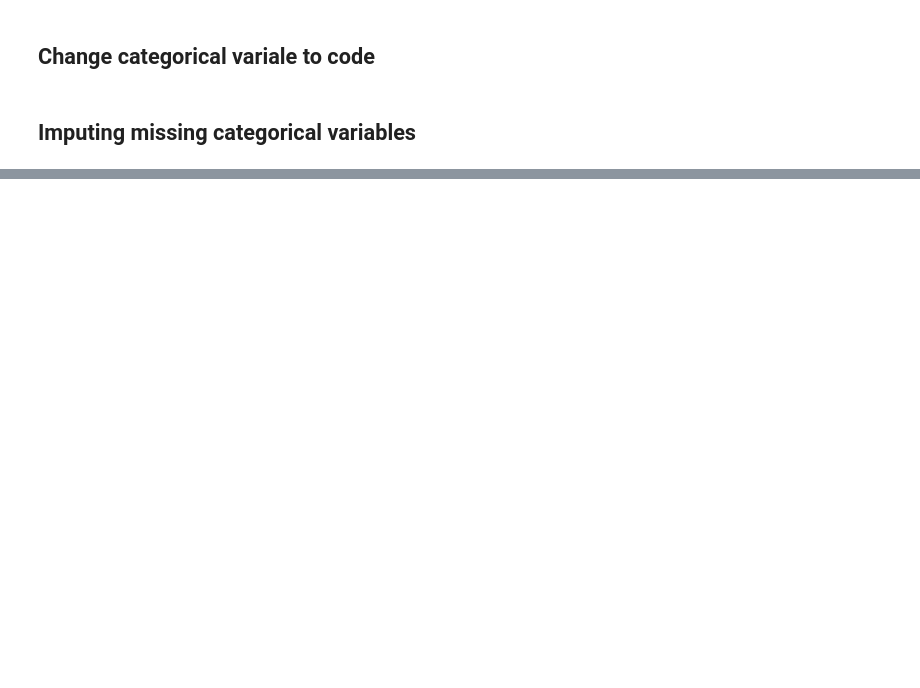
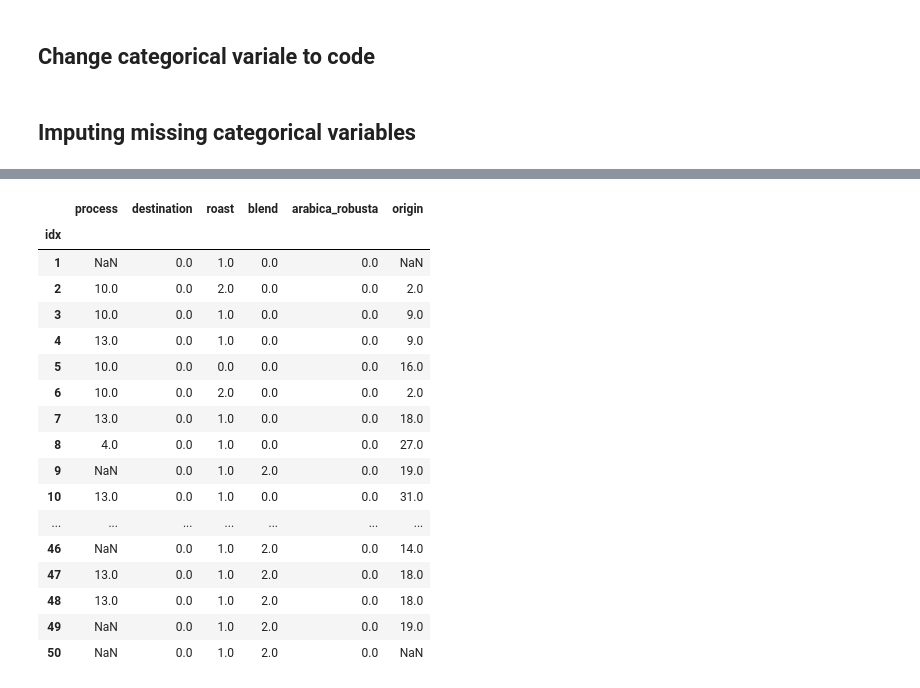
Before and after one commit to dominikacecylia/Coffee-regression-project, a Jupyter notebook: data-cleaning.ipynb, the cells around one changed output, grey strips where cells are left out. Cells and saved outputs as stored; diff of their text form; code cells hidden in the pictures; blank space fills up the shorter version.

```diff
--- a/data-cleaning.ipynb
+++ b/data-cleaning.ipynb
@@ -86,0 +249,29 @@ coffee_df['process_cat'] = coffee_df['process_cat'].cat.codes
+# %%
+# change categorical variables to codes
+columns_for_imput = ['process', 'destination', 'roast', 'blend', 'arabica_robusta', 'origin']
+# %%
+coffee_df_imput = coffee_df_backup[columns_for_imput]
+
+# collections to encode and decode categorical data:
+category_dict_encode = {}
+category_dict_decode = {}
+
+# encoding categorical data:
+for col in columns_for_imput:
+    coffee_df_imput[col] = coffee_df_imput[col].astype("category")
+    categories = coffee_df_imput[col].cat.categories
+
+    col_cat_dict = dict(enumerate(categories))
+    print("Column, Category dict:", col_cat_dict)
+    category_dict_decode[col] = col_cat_dict
+
+    col_cat_dict = {v:k for k,v in col_cat_dict.items()}
+    print("Inverted Column, Category dict:", col_cat_dict)
+    category_dict_encode[col] = col_cat_dict
+
+
+print()
+print("Category dict ENCODE:", category_dict_encode)
+print("Category dict DECODE:", category_dict_decode)
+coffee_df_imput.replace(category_dict_encode, inplace=True)
+coffee_df_imput
@@ -86,0 +310,21 @@ coffee_df['process_cat'] = coffee_df['process_cat'].cat.codes
+# %%
+coffee_df_imput.head(50)
+# %% [output]
+|  | process | destination | roast | blend | arabica_robusta | origin |
+| idx |  |  |  |  |  |  |
+| 1 | NaN | 0.0 | 1.0 | 0.0 | 0.0 | NaN |
+| 2 | 10.0 | 0.0 | 2.0 | 0.0 | 0.0 | 2.0 |
+| 3 | 10.0 | 0.0 | 1.0 | 0.0 | 0.0 | 9.0 |
+| 4 | 13.0 | 0.0 | 1.0 | 0.0 | 0.0 | 9.0 |
+| 5 | 10.0 | 0.0 | 0.0 | 0.0 | 0.0 | 16.0 |
+| 6 | 10.0 | 0.0 | 2.0 | 0.0 | 0.0 | 2.0 |
+| 7 | 13.0 | 0.0 | 1.0 | 0.0 | 0.0 | 18.0 |
+| 8 | 4.0 | 0.0 | 1.0 | 0.0 | 0.0 | 27.0 |
+| 9 | NaN | 0.0 | 1.0 | 2.0 | 0.0 | 19.0 |
+| 10 | 13.0 | 0.0 | 1.0 | 0.0 | 0.0 | 31.0 |
+| ... | ... | ... | ... | ... | ... | ... |
+| 46 | NaN | 0.0 | 1.0 | 2.0 | 0.0 | 14.0 |
+| 47 | 13.0 | 0.0 | 1.0 | 2.0 | 0.0 | 18.0 |
+| 48 | 13.0 | 0.0 | 1.0 | 2.0 | 0.0 | 18.0 |
+| 49 | NaN | 0.0 | 1.0 | 2.0 | 0.0 | 19.0 |
+| 50 | NaN | 0.0 | 1.0 | 2.0 | 0.0 | NaN |
```
Also changed, not shown: parts of 20 cells of this notebook.
